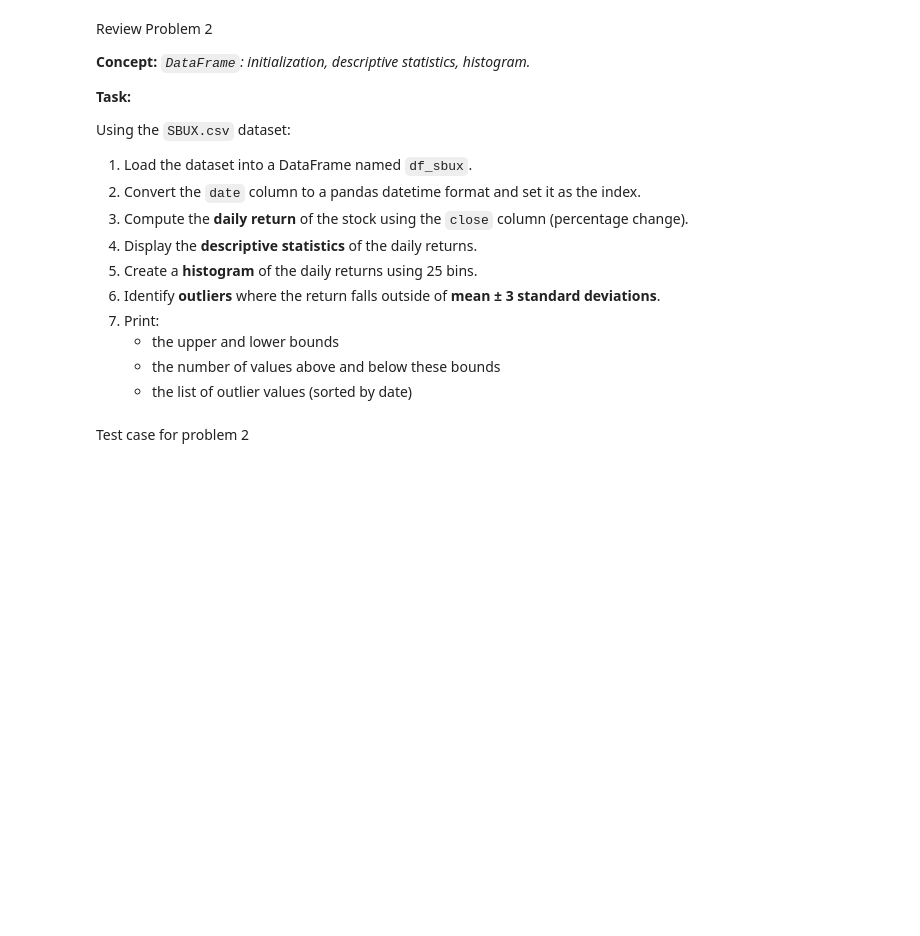
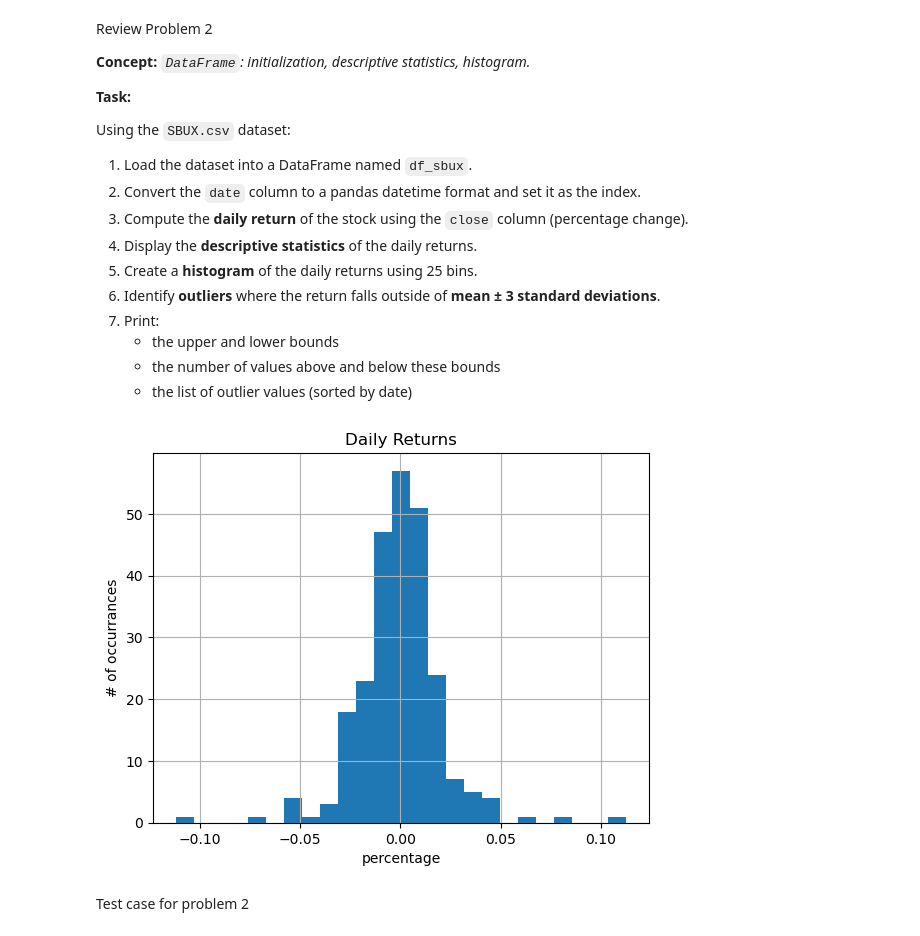
Before and after one commit to keshleem/dx602-homework-11, a Jupyter notebook: homework.ipynb, the cells around one changed output. Cells and saved outputs as stored; diff of their text form; code cells hidden in the pictures; blank space fills up the shorter version.

```diff
--- a/homework.ipynb
+++ b/homework.ipynb
@@ -78,2 +91,43 @@ Using the `SBUX.csv` dataset:
+# %%
+# reads the csv file
+df_sbux = pd.read_csv("SBUX.csv")
+
+# takes the date column and converts the date column to pandas datetime and sets the index
+df_sbux.index = pd.to_datetime(df_sbux["date"], unit="s")
+
+# computes the daily return, and using pct change syntax for percentage change
+daily_return = df_sbux["close"].pct_change()
+
+# lists and displays all of the descriptive statistics
+descriptive_statistics = daily_return.describe()
+
+# creates a histogram of the daily return variable above
+daily_return.hist(bins=25)
+
+# adds title, x and y labels
+plt.title("Daily Returns")
+plt.xlabel("percentage")
+plt.ylabel("# of occurrances")
+
+# getting mean and std to begin getting the upper and lower bounds
+dailyreturn_mean = daily_return.mean()
+dailyreturn_std = daily_return.std()
+
+# getting the lower and upper bounds
+lower_bound = dailyreturn_mean - 3 * (dailyreturn_std)
+upper_bound = dailyreturn_mean + 3 * (dailyreturn_std)
+
+# find outliers
+outliers_low = daily_return < lower_bound
+outliers_high = daily_return > upper_bound
+
+# getting all of the outliers for low outliers or high outliers
+outliers_list = daily_return[outliers_low | outliers_high]
+
+# print(dailyreturn_mean)
+# print(dailyreturn_std)
+# daily_return # test
+# %% [output]
+[figure, added]
 # %% [markdown]
 Test case for problem 2
```
Also changed, not shown: parts of 15 cells of this notebook.
